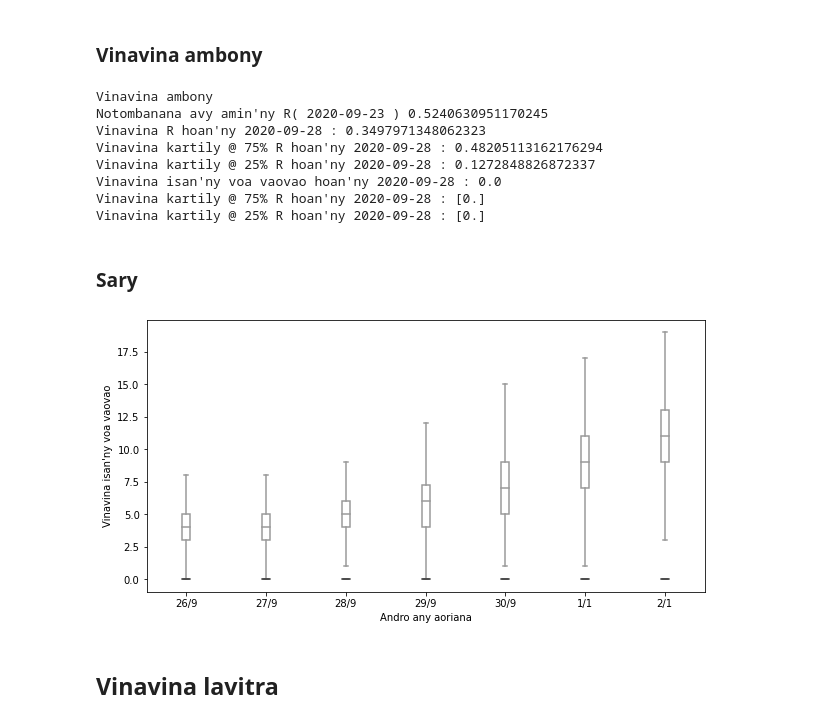
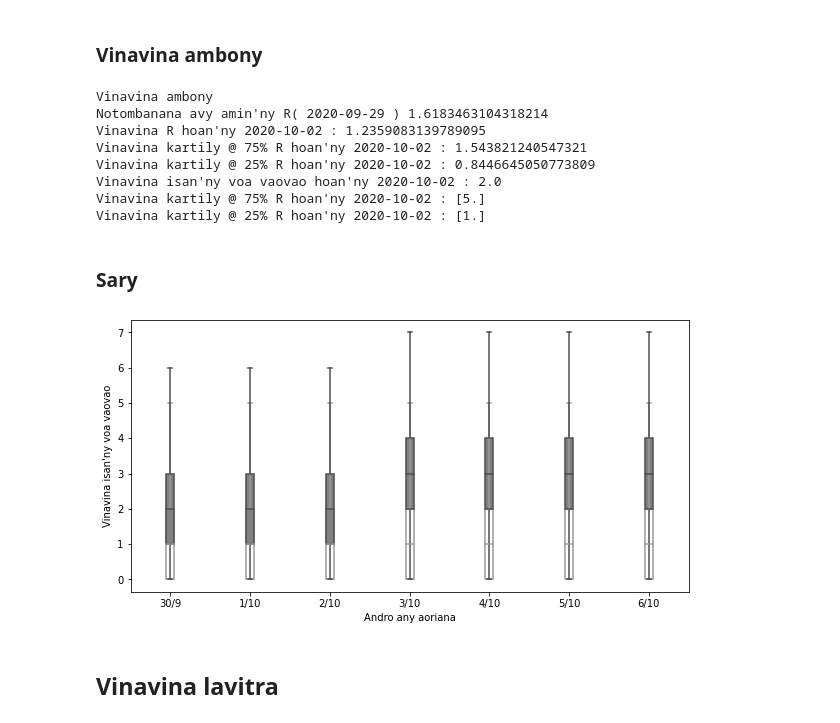
Before and after one commit to tabilaocov/ady_cov, a Jupyter notebook: scr/modely_RP/R_matsiatra.ipynb, the cells around one changed output. Saved outputs shown, nothing was run; the diff lists cells and outputs as text; code cells hidden in the pictures.

```diff
--- a/scr/modely_RP/R_matsiatra.ipynb
+++ b/scr/modely_RP/R_matsiatra.ipynb
@@ -593,8 +609,8 @@ The PostScript backend does not support transparency; partially transparent arti
 
 # Dates for which R(t) is minimum and maximum during the last 10 days
 
-daty_amba = datetime.date(2020,9,19)
-daty_ambo = datetime.date(2020,9,23)
+daty_amba = datetime.date(2020,9,24)
+daty_ambo = datetime.date(2020,9,29)
 # %% [markdown]
 ### Vinavina ambany
 # %%
@@ -615,7 +631,7 @@ for i in range(1,8):
 
 np.random.seed(12345)
 
-formatf_date = lambda date_py: '{}/{}'.format(date_py.day, str(date_py.month)[0:1])
+formatf_date = lambda date_py: '{}/{}'.format(date_py.day, date_py.month)
 
 daty_hoav_lst = []
 
@@ -672,7 +688,7 @@ for i in range(1,8):
 
 np.random.seed(12345)
 
-formatf_date = lambda date_py: '{}/{}'.format(date_py.day, str(date_py.month)[0:1])
+formatf_date = lambda date_py: '{}/{}'.format(date_py.day, date_py.month)
 
 daty_hoav_lst = []
 
@@ -690,7 +706,7 @@ for i in range(1,8):
 # %%
 print('Vinavina ambony')
 
-daty_oh = datetime.date(2020,9,28)
+daty_oh = datetime.date(2020,10,2)
 
 print("Notombanana avy amin'ny R(", daty_ambo, ')', Rt_salan(daty_ambo))
 print("Vinavina R hoan'ny", daty_oh, ':', Rt_salan(daty_oh))
@@ -702,31 +718,40 @@ print("Vinavina kartily @ 75% R hoan'ny", daty_oh, ':', poisson.ppf(0.95, dIvao.
 print("Vinavina kartily @ 25% R hoan'ny", daty_oh, ':', poisson.ppf(0.25, dIvao.loc[format_date(daty_oh)]))
 # %% [output]
 Vinavina ambony
-Notombanana avy amin'ny R( 2020-09-23 ) 0.5240630951170245
-Vinavina R hoan'ny 2020-09-28 : 0.3497971348062323
-Vinavina kartily @ 75% R hoan'ny 2020-09-28 : 0.48205113162176294
-Vinavina kartily @ 25% R hoan'ny 2020-09-28 : 0.1272848826872337
-Vinavina isan'ny voa vaovao hoan'ny 2020-09-28 : 0.0
-Vinavina kartily @ 75% R hoan'ny 2020-09-28 : [0.]
-Vinavina kartily @ 25% R hoan'ny 2020-09-28 : [0.]
+Notombanana avy amin'ny R( 2020-09-29 ) 1.6183463104318214
+Vinavina R hoan'ny 2020-10-02 : 1.2359083139789095
+Vinavina kartily @ 75% R hoan'ny 2020-10-02 : 1.543821240547321
+Vinavina kartily @ 25% R hoan'ny 2020-10-02 : 0.8446645050773809
+Vinavina isan'ny voa vaovao hoan'ny 2020-10-02 : 2.0
+Vinavina kartily @ 75% R hoan'ny 2020-10-02 : [5.]
+Vinavina kartily @ 25% R hoan'ny 2020-10-02 : [1.]
+# %%
+Rtdatah = pd.DataFrame(columns =['datyh','rtbah','rtboh'])
+for i in range(7):
+    Rtdatah.loc[i] = [daty_hoav_lst[i],data_amba_hoav[i], data_ambo_hoav[i]]
+
+Rtdatah = Rtdatah.explode('rtbah')
+Rtdatah = Rtdatah.explode('rtboh')
+Rtdatah['rtbah'] = Rtdatah['rtbah'].astype('float')
+Rtdatah['rtboh'] = Rtdatah['rtboh'].astype('float')
 # %% [markdown]
 ### Sary
 # %%
 # Plotting boundaries for the next 7 days
 
 fig, ax = plt.subplots(figsize=(10,5))
-box = sns.boxplot(daty_hoav_lst, data_amba_hoav, color='white', width=0.1, showfliers=False, ax=ax)
-box = sns.boxplot(daty_hoav_lst, data_ambo_hoav, color='grey', width=0.1, showfliers=False, ax=ax)
+box = sns.boxplot(x = 'datyh', y = 'rtbah', data = Rtdatah, color='white', width=0.1, showfliers=False, ax=ax)
+box = sns.boxplot(x = 'datyh', y = 'rtboh', data = Rtdatah, color='grey', width=0.1, showfliers=False, ax=ax)
 
 ax.set_xlabel('Andro any aoriana')
 ax.set_ylabel("Vinavina isan'ny voa vaovao")
 
-plt.savefig(path_to_save+'Iv259hoav_matsia.eps')
-plt.savefig(path_to_save+'Iv259hoav_matsia.png')
+plt.savefig(path_to_save+'Iv299hoav_matsia.eps')
+plt.savefig(path_to_save+'Iv299hoav_matsia.png')
 
 plt.show()
 # %% [output]
-[figure, old version]
+[figure, new version]
 # %% [markdown]
 ## Vinavina lavitra
 # %%
```
Also changed, not shown: parts of 16 cells of this notebook.
